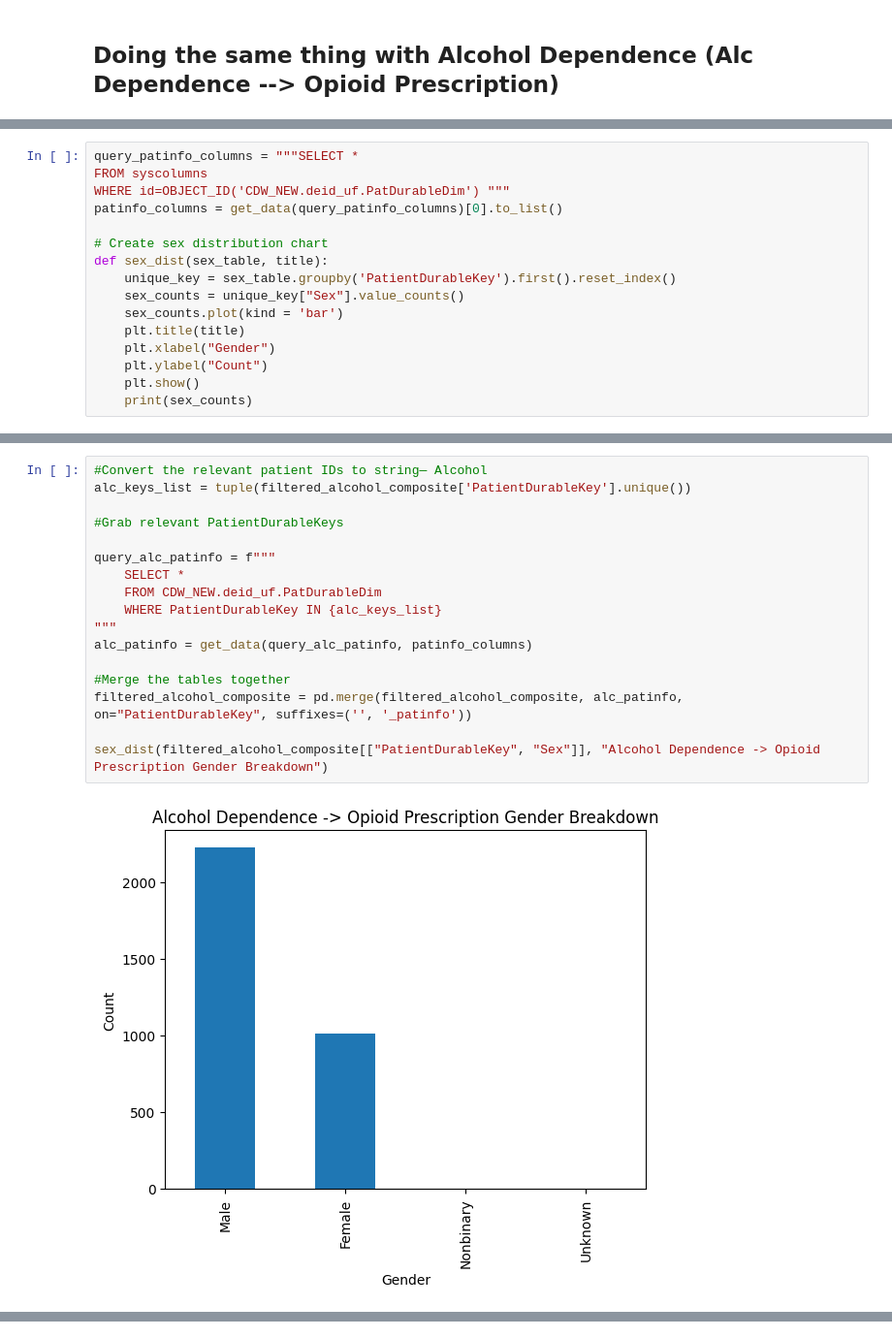
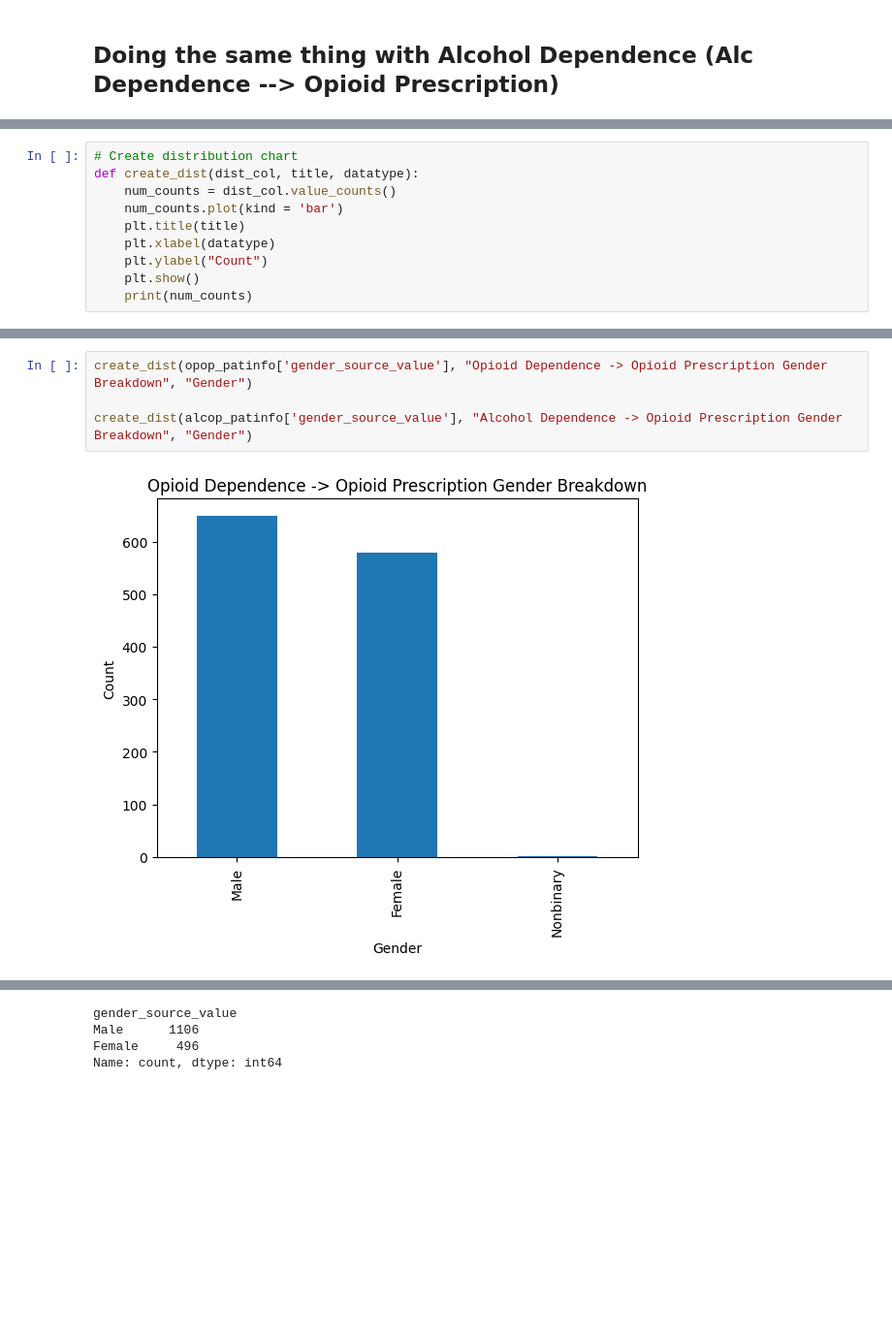
Before and after one commit to sanjayontheweb/SergioRotation, a Jupyter notebook: AddictionEHRQuery.ipynb, the cells around one changed output, grey strips where cells are left out. Shown: that part at 97% size. Saved outputs shown, nothing was run; the diff lists cells and outputs as text; blank space fills up the shorter version.

```diff
--- a/AddictionEHRQuery.ipynb
+++ b/AddictionEHRQuery.ipynb
@@ -187,16 +276,10 @@ filtered_alcohol_composite['PatientDurableKey'].nunique()
 # %%
-query_patinfo_columns = """SELECT *
-FROM syscolumns
-WHERE id=OBJECT_ID('CDW_NEW.deid_uf.PatDurableDim') """
-patinfo_columns = get_data(query_patinfo_columns)[0].to_list()
-
-# Create sex distribution chart
-def sex_dist(sex_table, title):
-    unique_key = sex_table.groupby('PatientDurableKey').first().reset_index()
-    sex_counts = unique_key["Sex"].value_counts()
-    sex_counts.plot(kind = 'bar')
+# Create distribution chart
+def create_dist(dist_col, title, datatype):
+    num_counts = dist_col.value_counts()
+    num_counts.plot(kind = 'bar')
     plt.title(title)
-    plt.xlabel("Gender")
+    plt.xlabel(datatype)
     plt.ylabel("Count")
     plt.show()
-    print(sex_counts)
+    print(num_counts)
@@ -203,19 +320,6 @@ def sex_dist(sex_table, title):
 # %%
-#Convert the relevant patient IDs to string— Alcohol
-alc_keys_list = tuple(filtered_alcohol_composite['PatientDurableKey'].unique())
+create_dist(opop_patinfo['gender_source_value'], "Opioid Dependence -> Opioid Prescription Gender Breakdown", "Gender")
 
-#Grab relevant PatientDurableKeys
-
-query_alc_patinfo = f"""
-    SELECT *
-    FROM CDW_NEW.deid_uf.PatDurableDim
-    WHERE PatientDurableKey IN {alc_keys_list}
-"""
-alc_patinfo = get_data(query_alc_patinfo, patinfo_columns)
-
-#Merge the tables together
-filtered_alcohol_composite = pd.merge(filtered_alcohol_composite, alc_patinfo, on="PatientDurableKey", suffixes=('', '_patinfo'))
-
-sex_dist(filtered_alcohol_composite[["PatientDurableKey", "Sex"]], "Alcohol Dependence -> Opioid Prescription Gender Breakdown")
+create_dist(alcop_patinfo['gender_source_value'], "Alcohol Dependence -> Opioid Prescription Gender Breakdown", "Gender")
 # %% [output]
-[figure, old version]
+[figure, new version]
@@ -227,0 +332,4 @@ Name: count, dtype: int64
+gender_source_value
+Male      1106
+Female     496
+Name: count, dtype: int64
```
Also changed, not shown: parts of 27 cells of this notebook.
